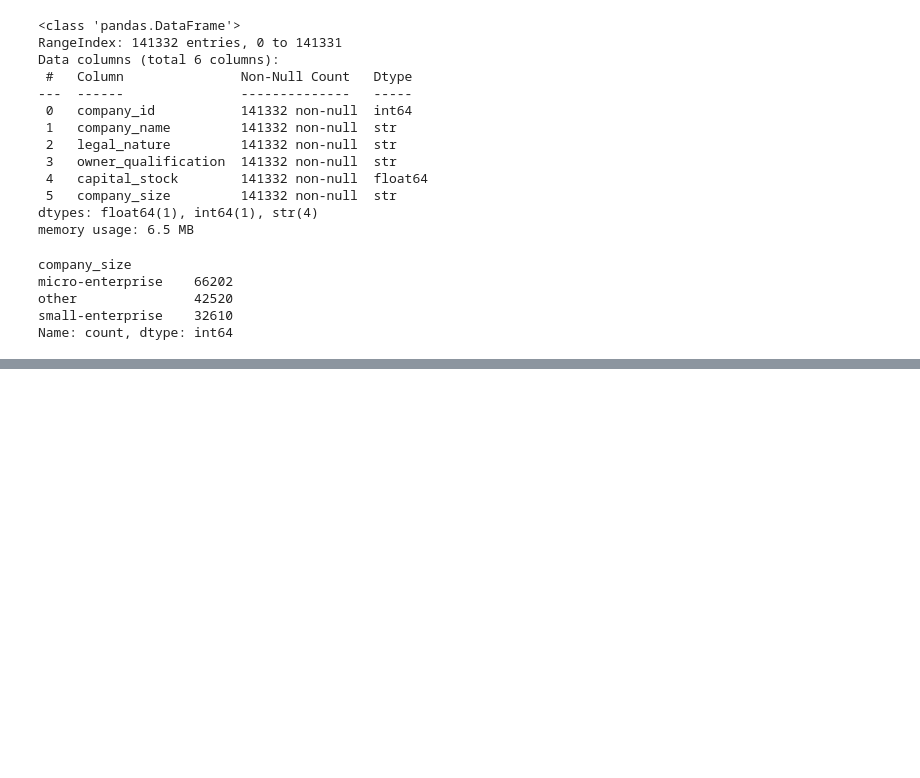
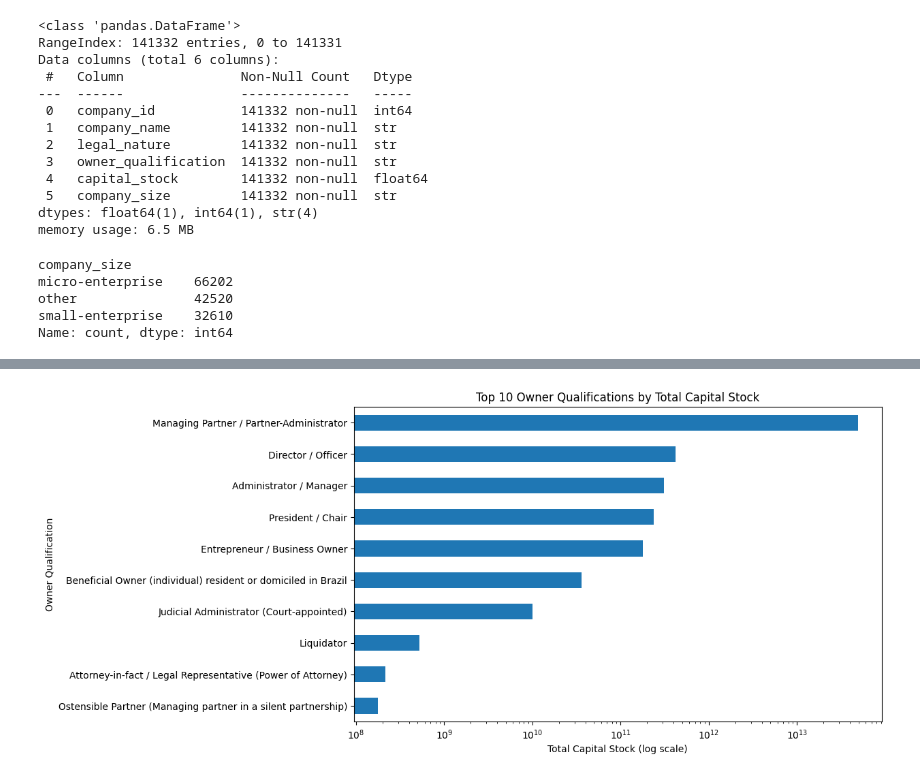
Before and after one commit to ana-lsm/data-science, a Jupyter notebook: tidy-week-4/brazilian-companies.ipynb, the cells around one changed output, grey strips where cells are left out. Cells and saved outputs as stored; diff of their text form; code cells hidden in the pictures; blank space fills up the shorter version.

```diff
--- a/tidy-week-4/brazilian-companies.ipynb
+++ b/tidy-week-4/brazilian-companies.ipynb
@@ -38,0 +101,16 @@ Name: count, dtype: int64
+# %%
+ax = (
+    companies.groupby('owner_qualification')['capital_stock']
+    .sum()
+    .sort_values(ascending=False)
+    .head(10)
+    .sort_values()
+    .plot(kind='barh', figsize=(10,6), logx=True)
+)
+
+ax.set_xlabel('Total Capital Stock (log scale)')
+ax.set_ylabel('Owner Qualification')
+ax.set_title('Top 10 Owner Qualifications by Total Capital Stock')
+plt.show()
+# %% [output]
+[figure, added]
```
Also changed, not shown: parts of 5 cells of this notebook.
